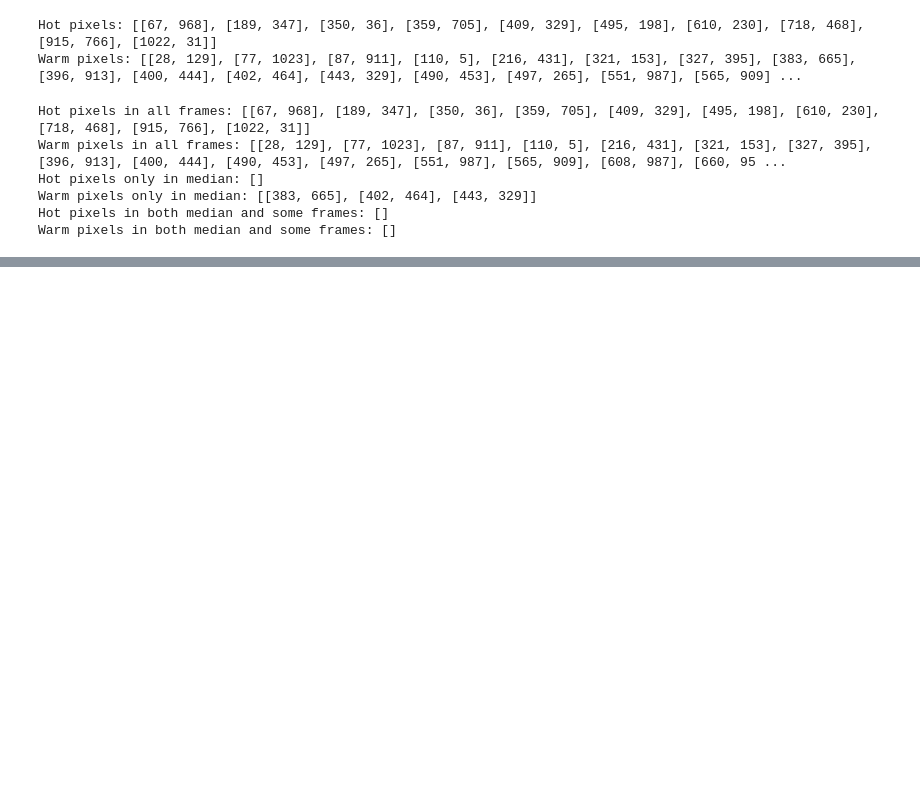
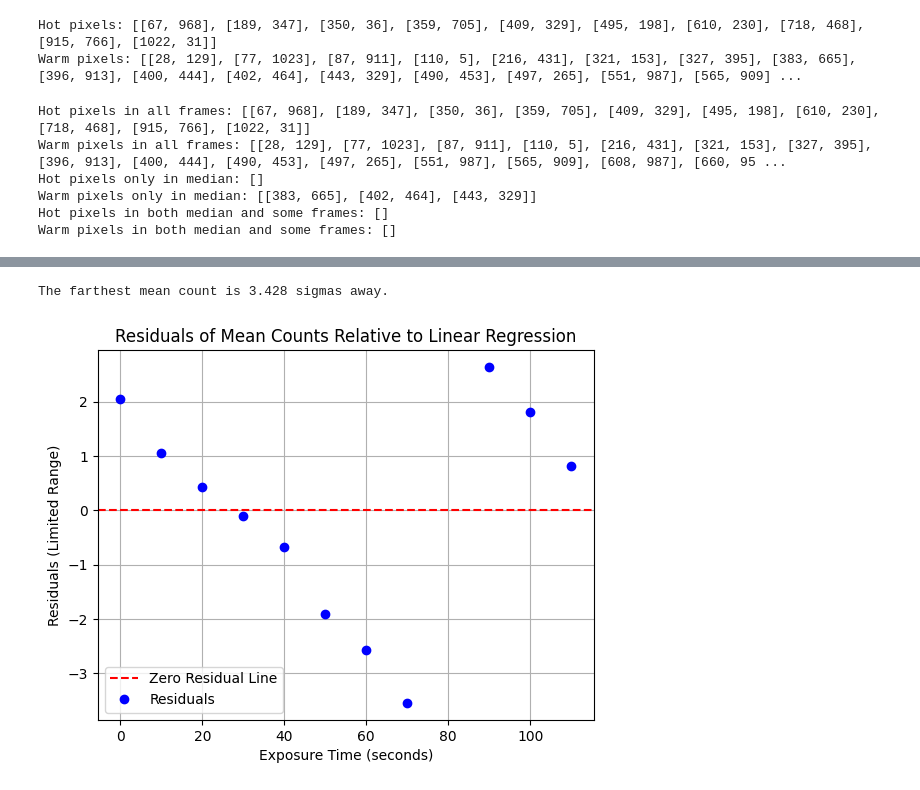
Before and after one commit to emsonmez/AST_443, a Jupyter notebook: Lab_1/Jiyun_work/section_4.2(2).ipynb, the cells around one changed output, grey strips where cells are left out. Cells and saved outputs as stored; diff of their text form; code cells hidden in the pictures; blank space fills up the shorter version.

```diff
--- a/Lab_1/Jiyun_work/section_4.2(2).ipynb
+++ b/Lab_1/Jiyun_work/section_4.2(2).ipynb
@@ -339,0 +580,35 @@ stacked_combined_data, stacked_dark_frames = combine_dark_frames_with_bias(dark_
+# %%
+# Calculate residuals by subtracting predicted values from observed mean counts
+filtered_residuals = []
+filtered_exposure_times = []
+
+# Loop through the data, excluding the point at exposure time 80
+for i, count in enumerate(mean_counts_lim):
+    if exposure_times[i] != 80:
+        predicted_value = linear_model(exposure_times[i], dark_current_rate, offset)
+        filtered_residuals.append(count - predicted_value)
+        filtered_exposure_times.append(exposure_times[i])
+
+# Calculate the distance of residuals in terms of sigmas
+filtered_stat_uncs_lim = [unc for i, unc in enumerate(stat_uncs_lim) if exposure_times[i] != 80]
+sigma_distances = np.abs(np.array(filtered_residuals)) / np.array(filtered_stat_uncs_lim)
+
+# Output the farthest mean count in terms of sigmas
+farthest_sigma = np.max(sigma_distances)
+farthest_index = np.argmax(sigma_distances)
+farthest_mean_count = mean_counts_lim[farthest_index]
+print(f"The farthest mean count is {farthest_sigma:.3f} sigmas away.")
+
+# Plot the residuals
+plt.figure()
+plt.errorbar(filtered_exposure_times, filtered_residuals, fmt='o', color='blue', capsize=5, label='Residuals')
+plt.axhline(y=0, color='red', linestyle='--', label='Zero Residual Line')
+plt.title('Residuals of Mean Counts Relative to Linear Regression')
+plt.xlabel('Exposure Time (seconds)')
+plt.ylabel('Residuals (Limited Range)')
+plt.legend()
+plt.grid(True)
+plt.show()
+# %% [output]
+The farthest mean count is 3.428 sigmas away.
+[figure, added]
```
Also changed, not shown: parts of 6 cells of this notebook, 36 other files.
